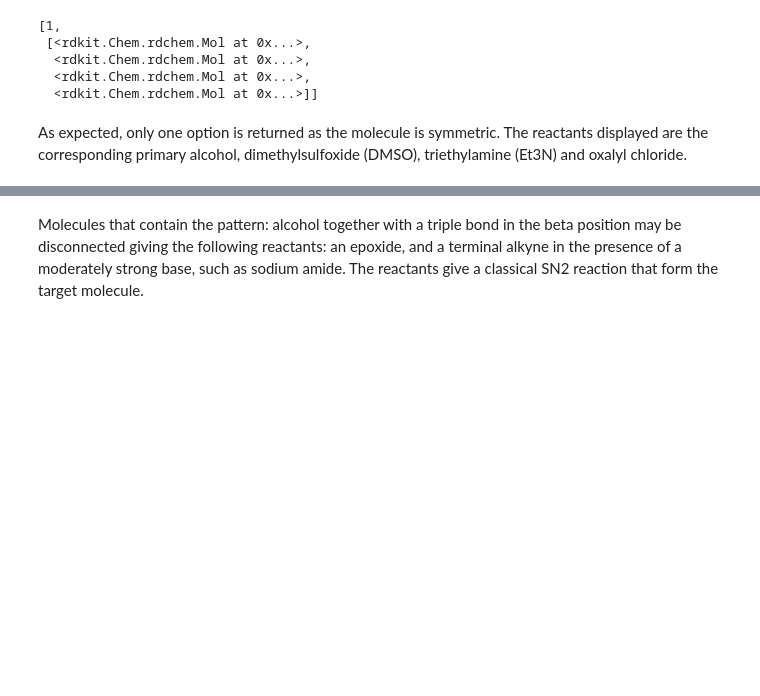
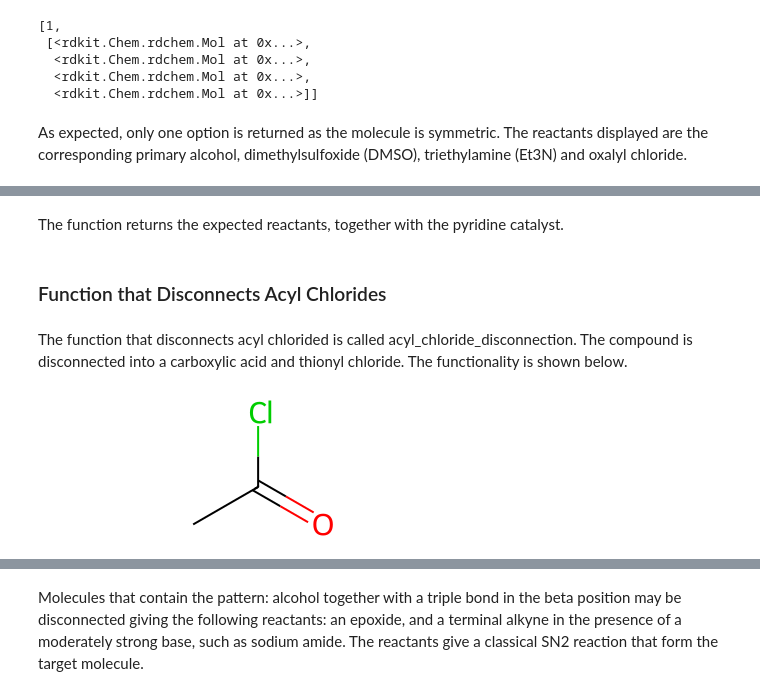
Before and after one commit to octav19/chemicalbd, a Jupyter notebook: notebooks/project_report.ipynb, the cells around one changed output, grey strips where cells are left out. Saved outputs shown, nothing was run; the diff lists cells and outputs as text; code cells hidden in the pictures; blank space fills up the shorter version.

```diff
--- a/notebooks/project_report.ipynb
+++ b/notebooks/project_report.ipynb
@@ -209,0 +330,12 @@ As expected, only one option is returned as the molecule is symmetric. The react
+# %% [markdown]
+The function returns the expected reactants, together with the pyridine catalyst.
+# %% [markdown]
+### Function that Disconnects Acyl Chlorides
+# %% [markdown]
+The function that disconnects acyl chlorided is called acyl_chloride_disconnection. The compound is disconnected into a carboxylic acid and thionyl chloride. The functionality is shown below.
+# %%
+acyl_chloride_smiles = 'CC(=O)Cl' #The SMILES of an acid chloride is defined
+acyl_chloride = Chem.MolFromSmiles(acyl_chloride_smiles) #The SMILES string is transformed into a Mol object
+display(acyl_chloride) # The example is displayed
+# %% [output]
+[figure, added]
```
Also changed, not shown: parts of 86 cells of this notebook, 2 other files.
